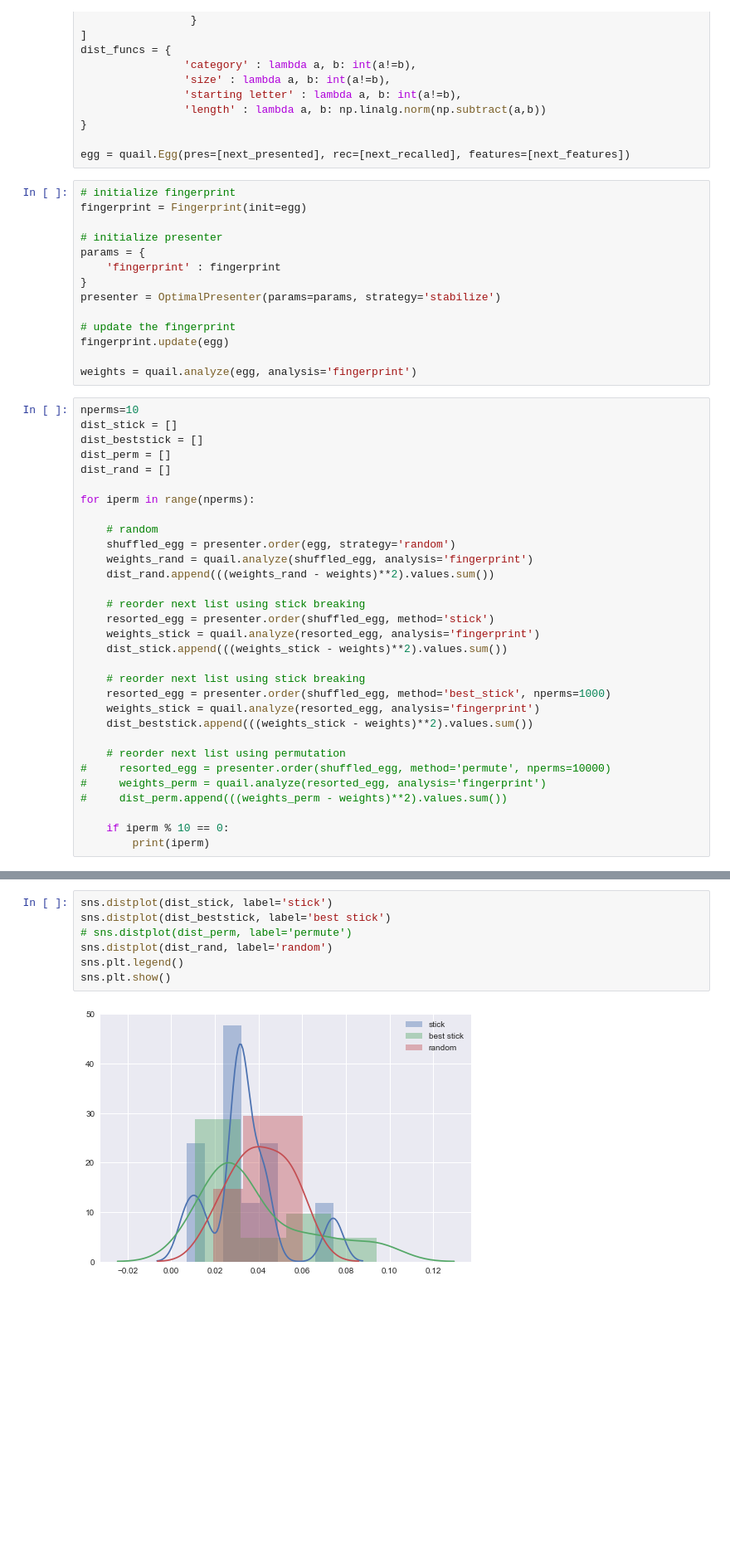
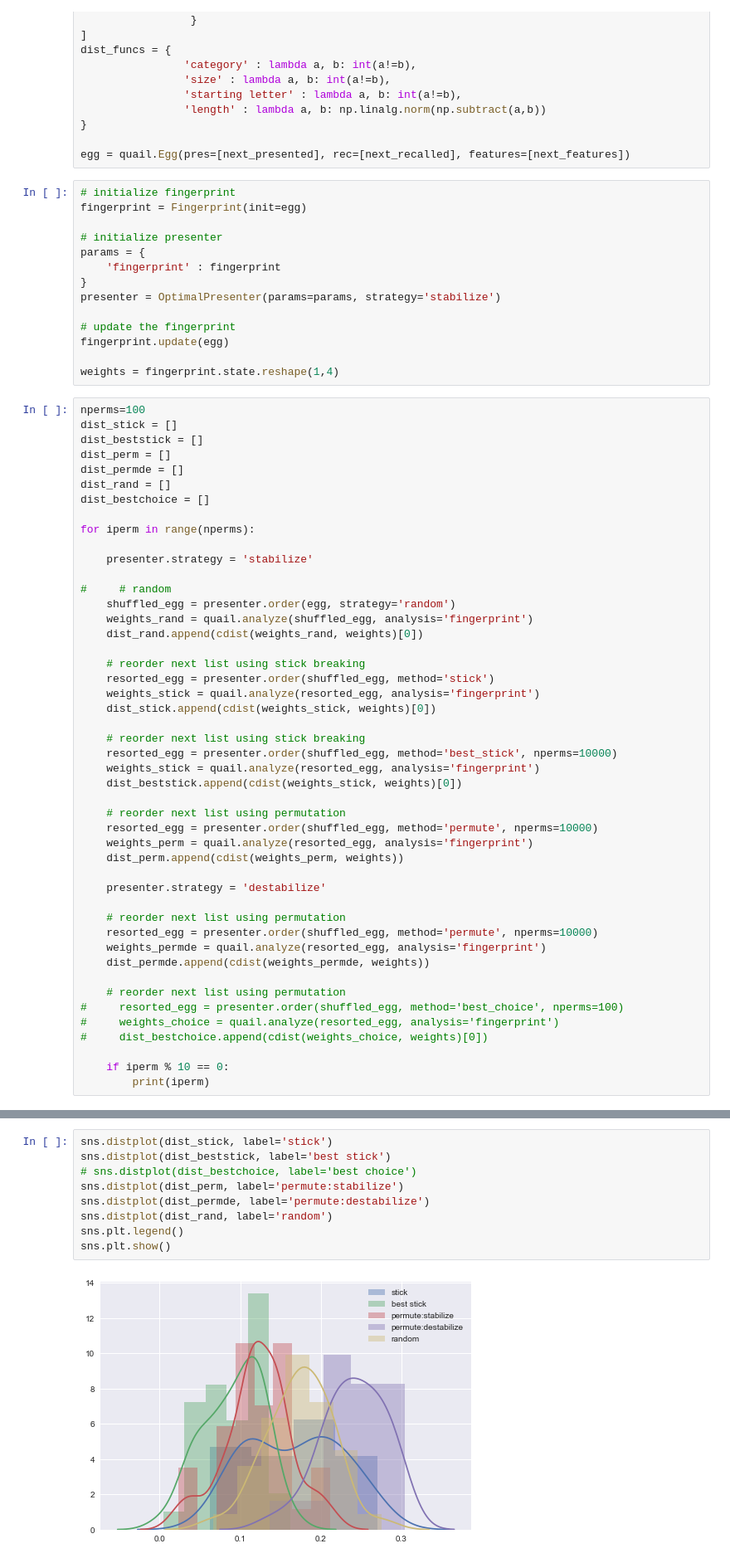
Before and after one commit to ContextLab/quail, a Jupyter notebook: docs/tutorial/optimal presenter.ipynb, the cells around one changed output, grey strips where cells are left out. Shown at 83% size. Cells and saved outputs as stored; diff of their text form; blank space fills up the shorter version.

Commit message:
saving progress on fingerprint code

```diff
--- a/docs/tutorial/optimal presenter.ipynb
+++ b/docs/tutorial/optimal presenter.ipynb
@@ -128,35 +129,51 @@ presenter = OptimalPresenter(params=params, strategy='stabilize')
 # update the fingerprint
 fingerprint.update(egg)
 
-weights = quail.analyze(egg, analysis='fingerprint')
+weights = fingerprint.state.reshape(1,4)
 # %%
-nperms=10
+nperms=100
 dist_stick = []
 dist_beststick = []
 dist_perm = []
+dist_permde = []
 dist_rand = []
+dist_bestchoice = []
 
 for iperm in range(nperms):
 
-    # random
+    presenter.strategy = 'stabilize'
+
+#     # random
     shuffled_egg = presenter.order(egg, strategy='random')
     weights_rand = quail.analyze(shuffled_egg, analysis='fingerprint')
-    dist_rand.append(((weights_rand - weights)**2).values.sum())
+    dist_rand.append(cdist(weights_rand, weights)[0])
 
     # reorder next list using stick breaking
     resorted_egg = presenter.order(shuffled_egg, method='stick')
     weights_stick = quail.analyze(resorted_egg, analysis='fingerprint')
-    dist_stick.append(((weights_stick - weights)**2).values.sum())
+    dist_stick.append(cdist(weights_stick, weights)[0])
 
     # reorder next list using stick breaking
-    resorted_egg = presenter.order(shuffled_egg, method='best_stick', nperms=1000)
+    resorted_egg = presenter.order(shuffled_egg, method='best_stick', nperms=10000)
     weights_stick = quail.analyze(resorted_egg, analysis='fingerprint')
-    dist_beststick.append(((weights_stick - weights)**2).values.sum())
+    dist_beststick.append(cdist(weights_stick, weights)[0])
 
     # reorder next list using permutation
-#     resorted_egg = presenter.order(shuffled_egg, method='permute', nperms=10000)
-#     weights_perm = quail.analyze(resorted_egg, analysis='fingerprint')
-#     dist_perm.append(((weights_perm - weights)**2).values.sum())
+    resorted_egg = presenter.order(shuffled_egg, method='permute', nperms=10000)
+    weights_perm = quail.analyze(resorted_egg, analysis='fingerprint')
+    dist_perm.append(cdist(weights_perm, weights))
+
+    presenter.strategy = 'destabilize'
+
+    # reorder next list using permutation
+    resorted_egg = presenter.order(shuffled_egg, method='permute', nperms=10000)
+    weights_permde = quail.analyze(resorted_egg, analysis='fingerprint')
+    dist_permde.append(cdist(weights_permde, weights))
+
+    # reorder next list using permutation
+#     resorted_egg = presenter.order(shuffled_egg, method='best_choice', nperms=100)
+#     weights_choice = quail.analyze(resorted_egg, analysis='fingerprint')
+#     dist_bestchoice.append(cdist(weights_choice, weights)[0])
 
     if iperm % 10 == 0:
         print(iperm)
@@ -165,11 +186,13 @@ for iperm in range(nperms):
 # %%
 sns.distplot(dist_stick, label='stick')
 sns.distplot(dist_beststick, label='best stick')
-# sns.distplot(dist_perm, label='permute')
+# sns.distplot(dist_bestchoice, label='best choice')
+sns.distplot(dist_perm, label='permute:stabilize')
+sns.distplot(dist_permde, label='permute:destabilize')
 sns.distplot(dist_rand, label='random')
 sns.plt.legend()
 sns.plt.show()
 # %% [output]
-[figure, old version]
+[figure, new version]
 # %%
 import pandas as pd
```
Also changed, not shown: parts of 5 cells of this notebook, 2 other files.
